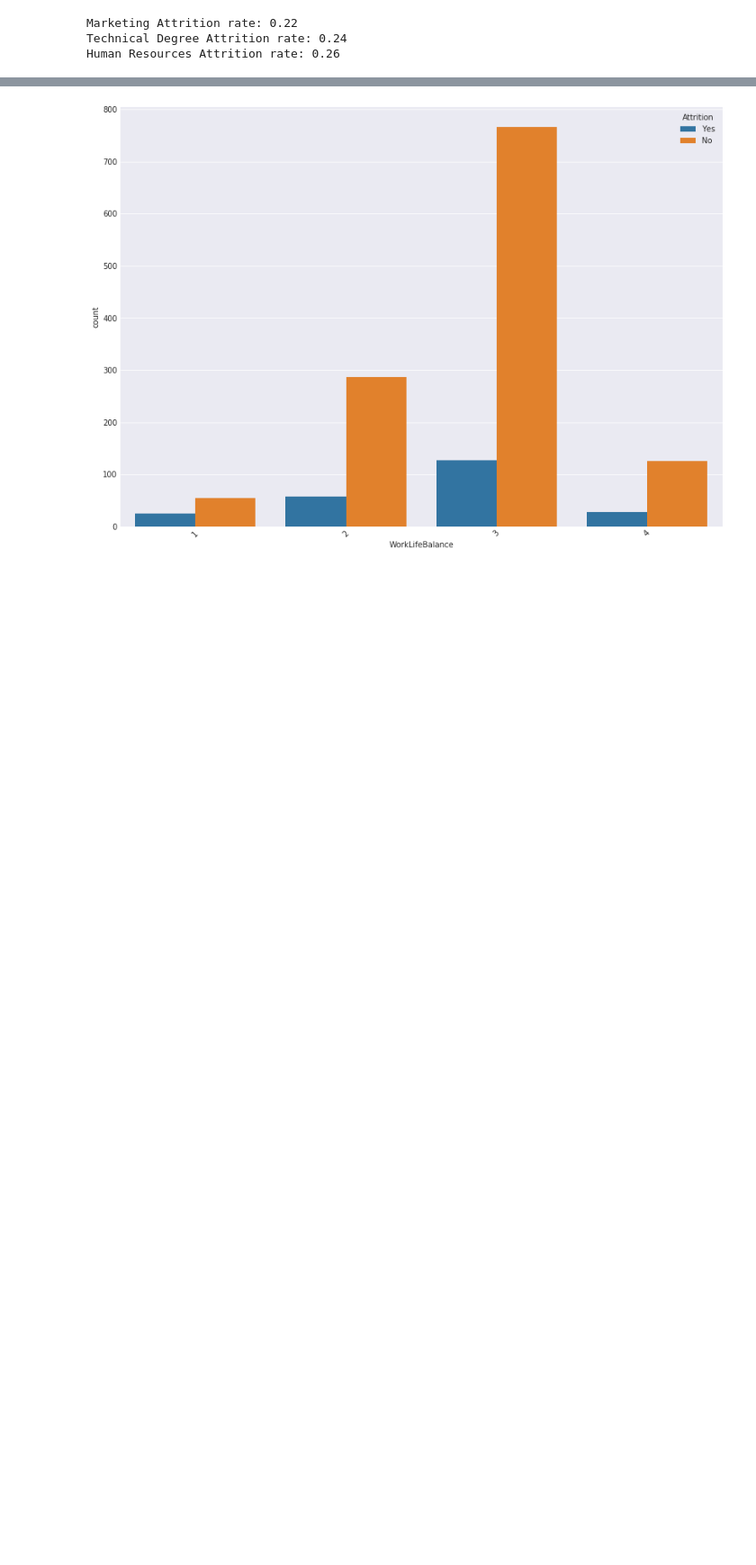
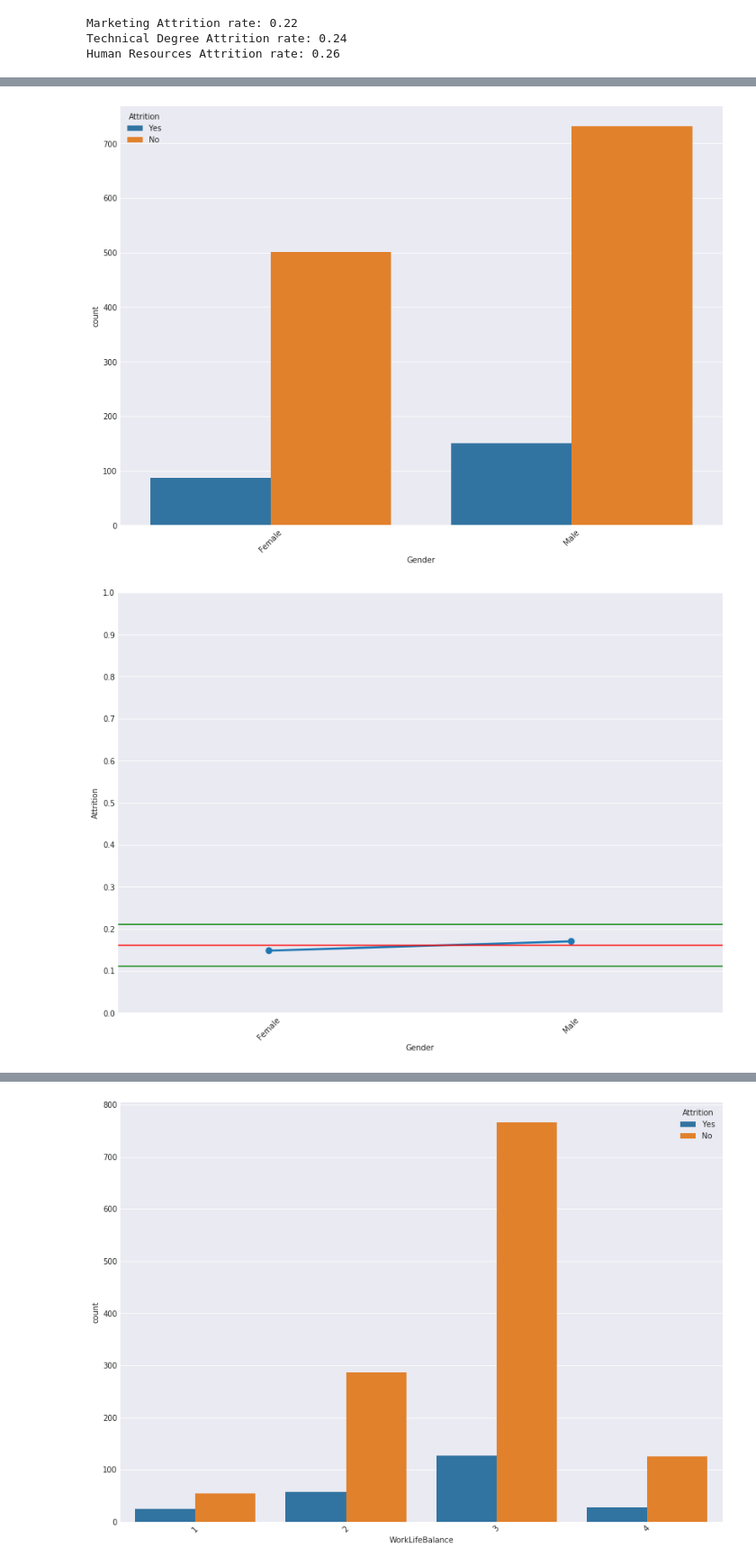
Before and after one commit to mcminnra/notebooks, a Jupyter notebook: data_analysis/ibm_hr_attrition.ipynb, the cells around one changed output, grey strips where cells are left out. Shown at 90% size. Saved outputs shown, nothing was run; the diff lists cells and outputs as text; code cells hidden in the pictures; blank space fills up the shorter version.

```diff
--- a/data_analysis/ibm_hr_attrition.ipynb
+++ b/data_analysis/ibm_hr_attrition.ipynb
@@ -272,0 +323,23 @@ Human Resources Attrition rate: 0.26
+# %%
+# Gender vs Attrition
+
+gen_attr_rate = data[data.Attrition == 'Yes'].groupby(['Gender'])['Attrition'].count() / data.groupby(['Gender'])['Attrition'].count()
+gen_attr_rate = gen_attr_rate.fillna(0)
+
+plt.figure(figsize=(14,10))
+g = sns.countplot(x='Gender', hue='Attrition', data=data, order=gen_attr_rate.sort_values().index)
+g.set_xticklabels(g.get_xticklabels(), rotation=45)
+plt.show()
+
+plt.figure(figsize=(14,10))
+g = sns.pointplot(x=gen_attr_rate.index, y=gen_attr_rate, order=gen_attr_rate.sort_values().index)
+g.set_xticklabels(g.get_xticklabels(), rotation=45)
+plt.axhline(y=mean_attrition_rate+normal_buffer, color='g')
+plt.axhline(y=mean_attrition_rate, color='r')
+plt.axhline(y=mean_attrition_rate-normal_buffer, color='g')
+plt.ylim(0,1)
+plt.yticks(np.arange(0, 1.1, 0.1))
+plt.show()
+# %% [output]
+[figure, added]
+[figure, added]
```
Also changed, not shown: parts of 21 cells of this notebook.
